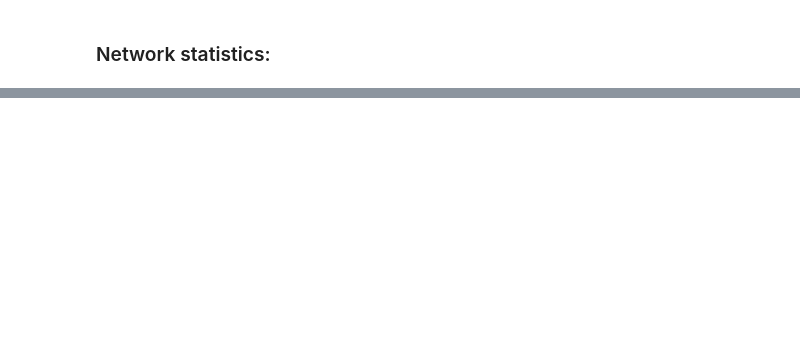
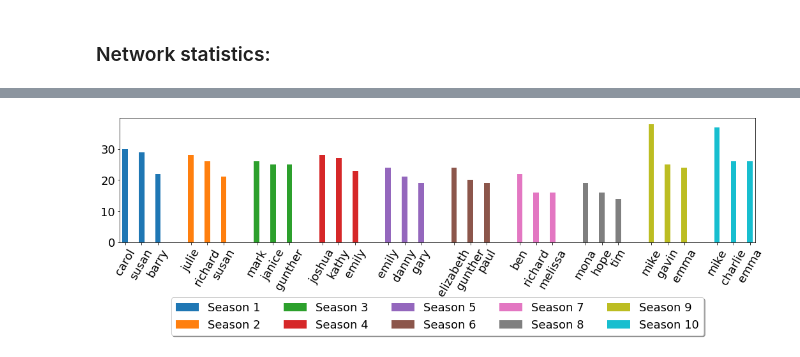
Before and after one commit to LunaHub/Friends_social_data_analysis_2019, a Jupyter notebook: Jupyter_notebook/Network_analysis.ipynb, the cells around one changed output, grey strips where cells are left out. Drawn from its saved outputs; the diff is of its cells as text; code cells hidden in the pictures; blank space fills up the shorter version.

```diff
--- a/Jupyter_notebook/Network_analysis.ipynb
+++ b/Jupyter_notebook/Network_analysis.ipynb
@@ -154,0 +203,26 @@ plt.ylabel('Number of edges');
+# %%
+fig = plt.figure(figsize = [15,6])
+ax = plt.subplot(111)
+barwidth = 1
+
+ticks_L = []
+ticks_V = []
+
+for s in range(10):
+    x = np.array([0,3,6]) + (12*s)
+    D = [N_bi_char[s][c][1] for c in range(3)]
+
+    plt.bar(x, D, width = barwidth)
+
+    ticks_V.extend(x)
+    ticks_L.extend([N_bi_char[s][c][0] for c in range(3)])
+
+plt.xlim([-1,max(ticks_V)+1])
+plt.legend(['Season 1','Season 2','Season 3','Season 4','Season 5','Season 6','Season 7','Season 8','Season 9','Season 10'],
+           loc='upper center', bbox_to_anchor=(0.5, -0.4),
+          fancybox=True, shadow=True, ncol=5)
+plt.xticks(ticks_V,ticks_L,rotation=60)
+plt.tight_layout()
+plt.savefig('../figures/bi_characters_degree_big_network.png')
+# %% [output]
+[figure, added]
```
Also changed, not shown: parts of 7 cells of this notebook, 18 other files.
